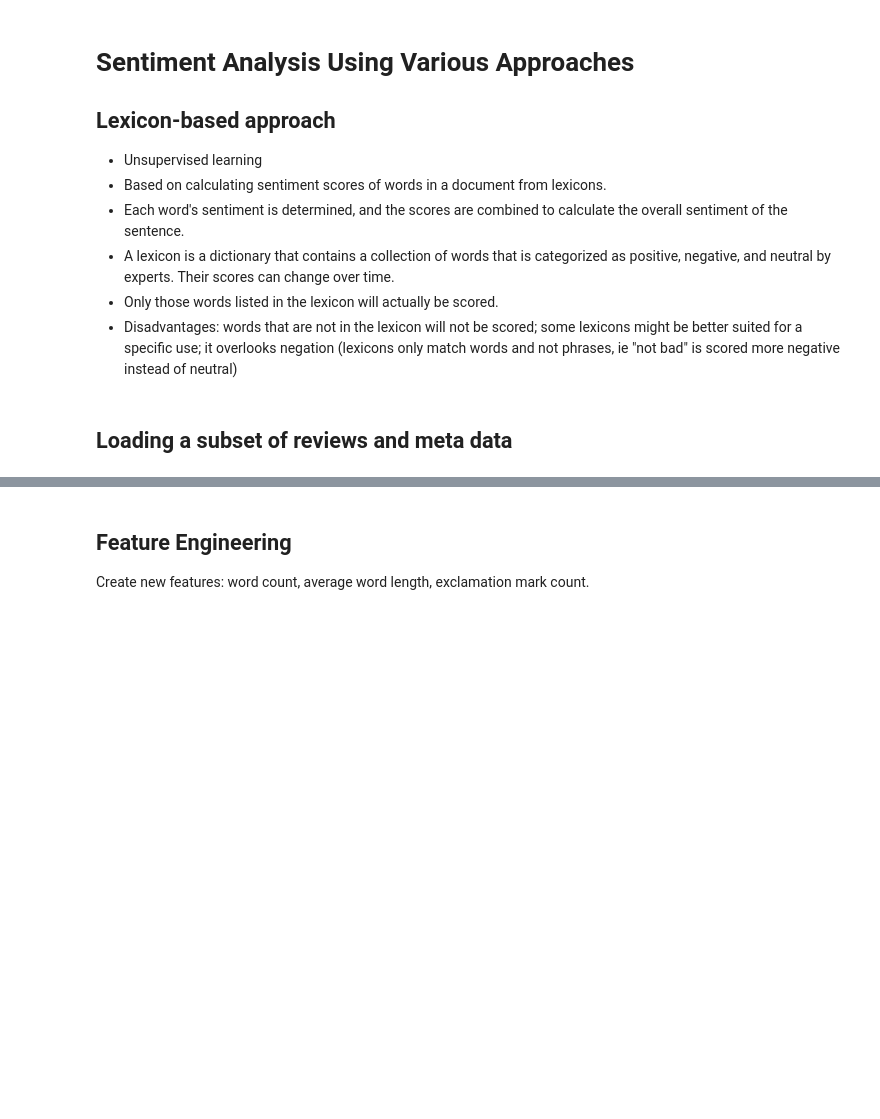
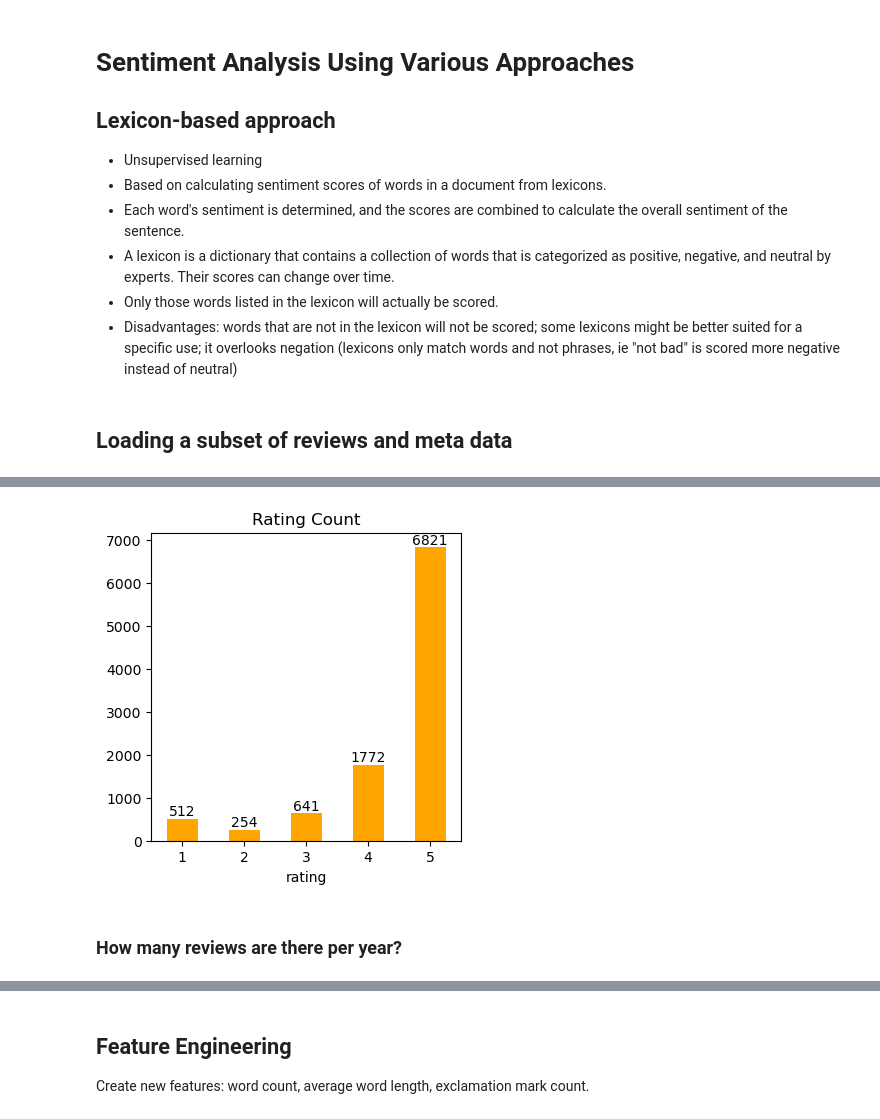
Before and after one commit to marieljum/NLP_Amazon_Reviews_Sentiment, a Jupyter notebook: notebooks/Sentiment_Analysis.ipynb, the cells around one changed output, grey strips where cells are left out. Saved outputs shown, nothing was run; the diff lists cells and outputs as text; code cells hidden in the pictures; blank space fills up the shorter version.

Commit message:
Created figures for eda

```diff
--- a/notebooks/Sentiment_Analysis.ipynb
+++ b/notebooks/Sentiment_Analysis.ipynb
@@ -100,0 +151,16 @@ print('Execution time:', elapsed_time, 'seconds')
+# %%
+ratings_count = reviews_subset.groupby('rating').size()
+
+ax = ratings_count.plot(kind = 'bar', figsize = (4,4), color = 'orange')
+
+ax.tick_params(axis='x', rotation=0)
+
+# Add labels above the bars
+for i in ax.containers:
+    ax.bar_label(i)
+
+ax.set_title('Rating Count');
+# %% [output]
+[figure, added]
+# %% [markdown]
+### How many reviews are there per year?
```
Also changed, not shown: parts of 10 cells of this notebook.
